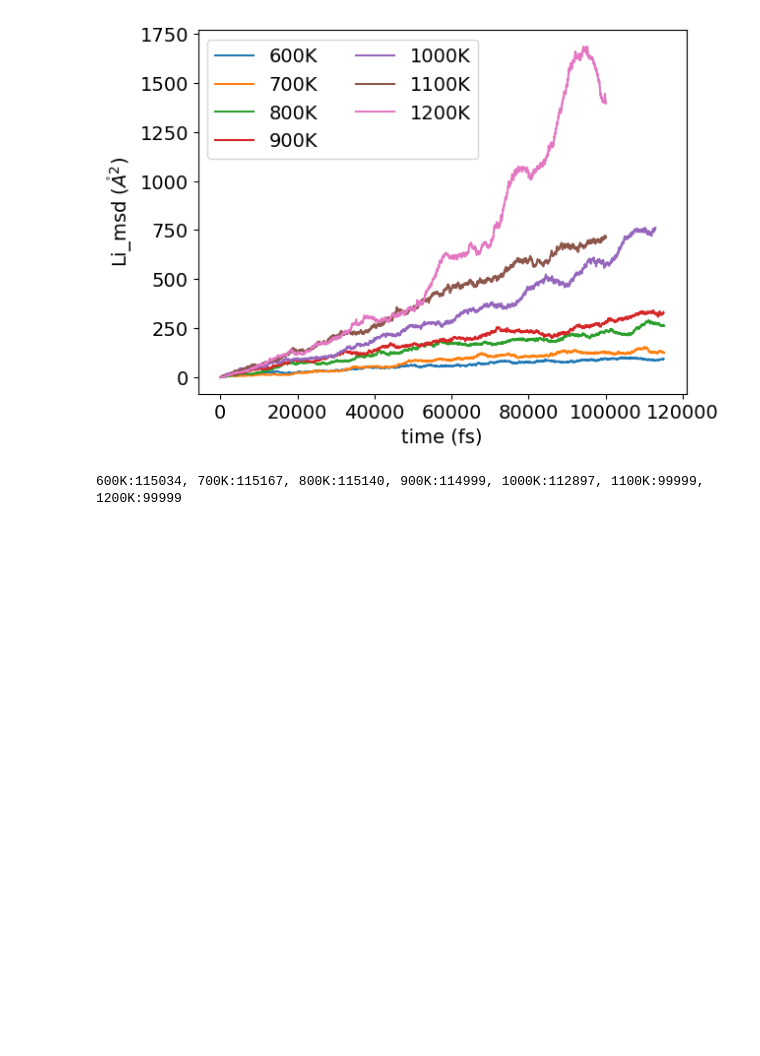
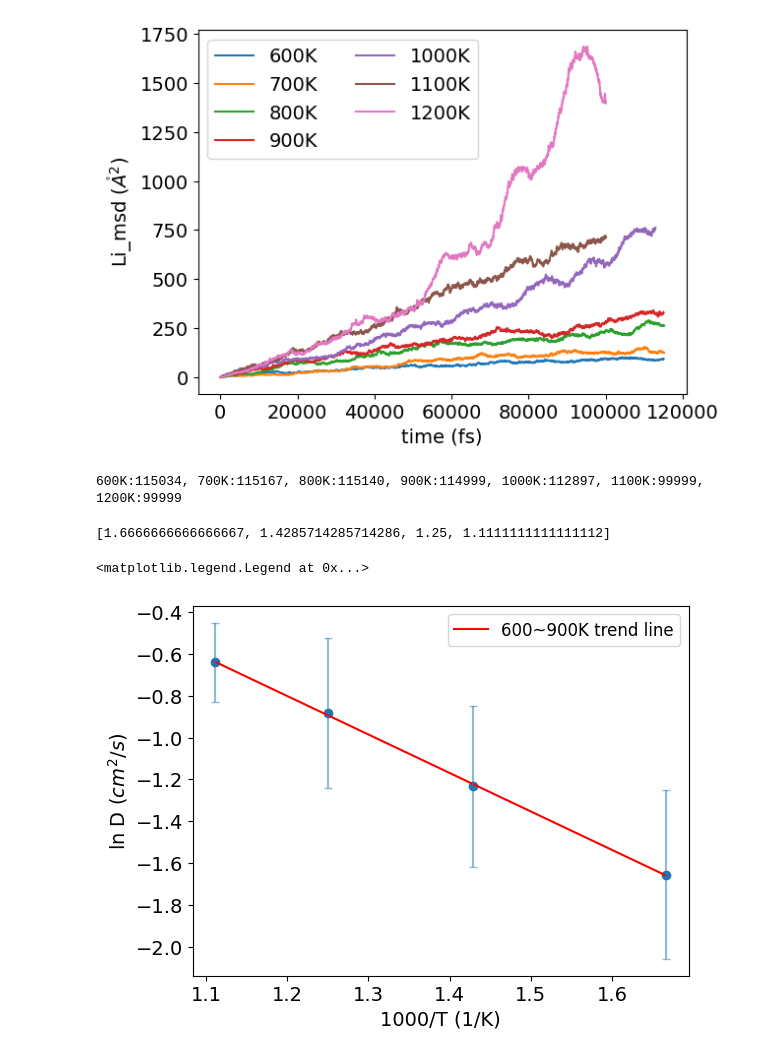
Before and after one commit to myung-group/Data_active_BCM, a Jupyter notebook: Scripts/LGPS_SI_plot.ipynb, the cells around one changed output. Drawn from its saved outputs; the diff is of its cells as text; code cells hidden in the pictures; blank space fills up the shorter version.

```diff
--- a/Scripts/LGPS_SI_plot.ipynb
+++ b/Scripts/LGPS_SI_plot.ipynb
@@ -157 +225,40 @@ print(output)
+# %%
+T=[600, 700, 800, 900]
+
+avg_log_D_block_values = []
+avg_log_D_block_std = []
+for temp in T:
+    avg_log_D_block_values.append(np.average(globals()[f'f_D_log_{temp}K']))
+    avg_log_D_block_std.append(np.std(globals()[f'f_D_log_{temp}K']))
+# %%
+T=[600, 700, 800, 900]
+
+x_val =[]
+for temp in T:
+    calc_x = 1000/temp
+    x_val.append(calc_x)
+print(x_val)
+
+avg_D_block_values_600to900 = avg_log_D_block_values[:4]
+
+fit_line = np.polyfit(x_val[:4], avg_D_block_values_600to900[:4], 1)
+x_minmax = np.array([min(x_val[0:]), max(x_val[0:])])
+fit_y = x_minmax * fit_line[0] + fit_line[1]
+plt.plot(x_minmax, fit_y, color = 'r', label='600~900K trend line')
+
+from sklearn.metrics import r2_score
+est_y = np.array(x_val[0:4]) * fit_line[0] + fit_line[1]
+r2 = r2_score(avg_D_block_values_600to900[0:4], est_y)
+
+plt.rc('xtick', labelsize=12)
+plt.rc('ytick', labelsize=12)
+plt.xlabel("1000/T (1/K)", size=14)
+plt.ylabel("ln D" " " r"$(cm^{2}/s)$", size=14)
+plt.scatter(x_val, avg_D_block_values_600to900)
+plt.errorbar(x_val, avg_D_block_values_600to900, yerr=avg_log_D_block_std, capsize=3, alpha=0.5, linestyle='')
+plt.legend(fontsize=12)
+# %% [output]
+[1.6666666666666667, 1.4285714285714286, 1.25, 1.1111111111111112]
+<matplotlib.legend.Legend at 0x...>
+[figure, added]
 # %%
```
Also changed, not shown: parts of 6 cells of this notebook, 15 other files.
